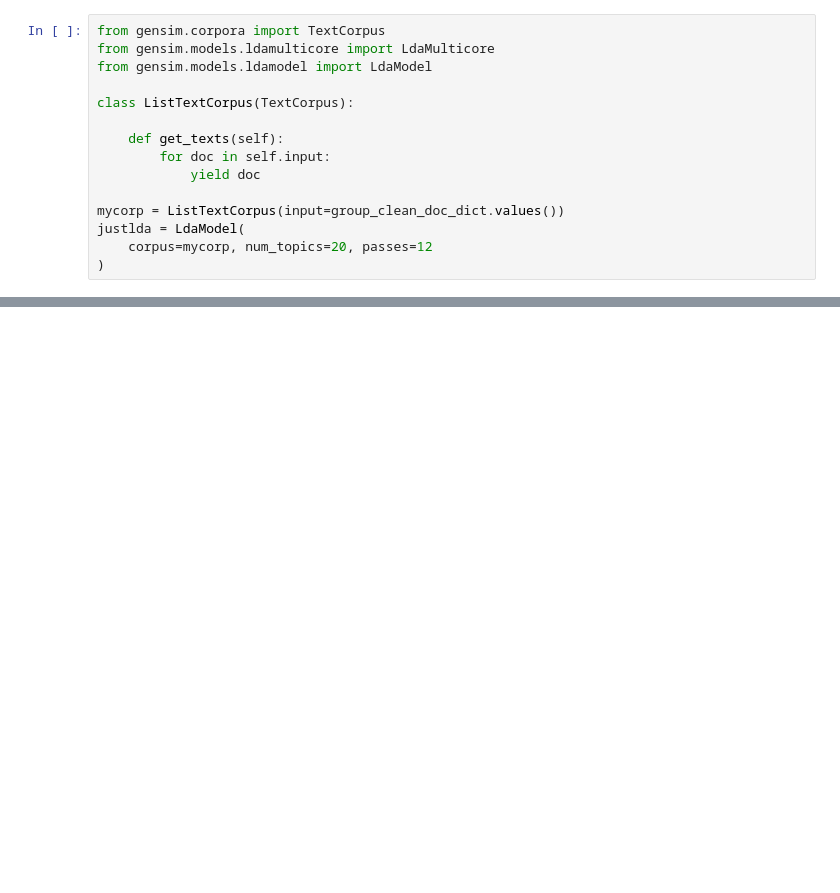
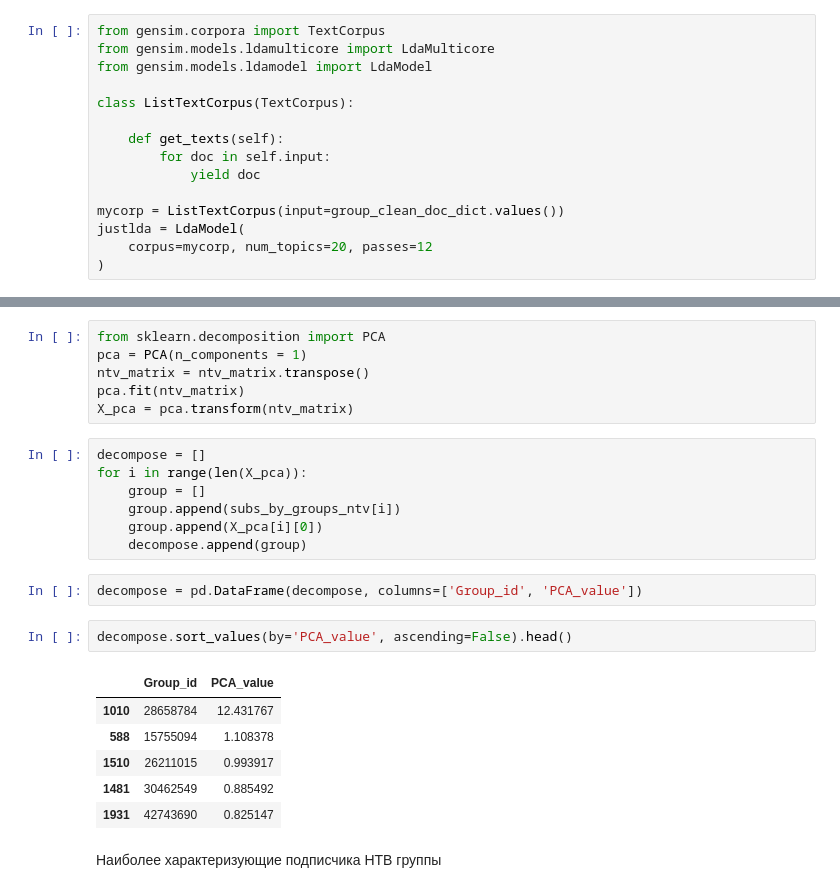
Before and after one commit to pastashkin/netology_python, a Jupyter notebook: homeworks/hw 14 (FE 3).ipynb, the cells around one changed output, grey strips where cells are left out. Saved outputs shown, nothing was run; the diff lists cells and outputs as text; blank space fills up the shorter version.

```diff
--- a/homeworks/hw 14 (FE 3).ipynb
+++ b/homeworks/hw 14 (FE 3).ipynb
@@ -368,0 +773,26 @@ for i in range(20):
+# %%
+from sklearn.decomposition import PCA
+pca = PCA(n_components = 1)
+ntv_matrix = ntv_matrix.transpose()
+pca.fit(ntv_matrix)
+X_pca = pca.transform(ntv_matrix)
+# %%
+decompose = []
+for i in range(len(X_pca)):
+    group = []
+    group.append(subs_by_groups_ntv[i])
+    group.append(X_pca[i][0])
+    decompose.append(group)
+# %%
+decompose = pd.DataFrame(decompose, columns=['Group_id', 'PCA_value'])
+# %%
+decompose.sort_values(by='PCA_value', ascending=False).head()
+# %% [output]
+|  | Group_id | PCA_value |
+| 1010 | 28658784 | 12.431767 |
+| 588 | 15755094 | 1.108378 |
+| 1510 | 26211015 | 0.993917 |
+| 1481 | 30462549 | 0.885492 |
+| 1931 | 42743690 | 0.825147 |
+# %% [markdown]
+Наиболее характеризующие подписчика НТВ группы
```
Also changed, not shown: parts of 37 cells of this notebook.
